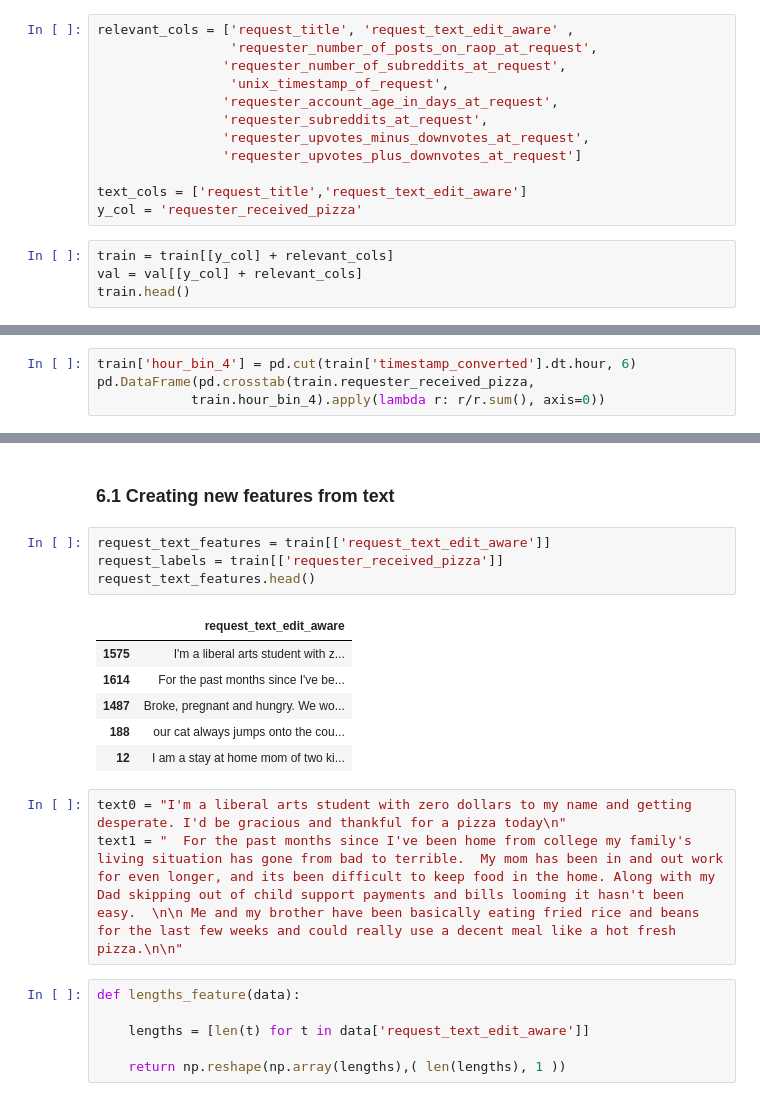
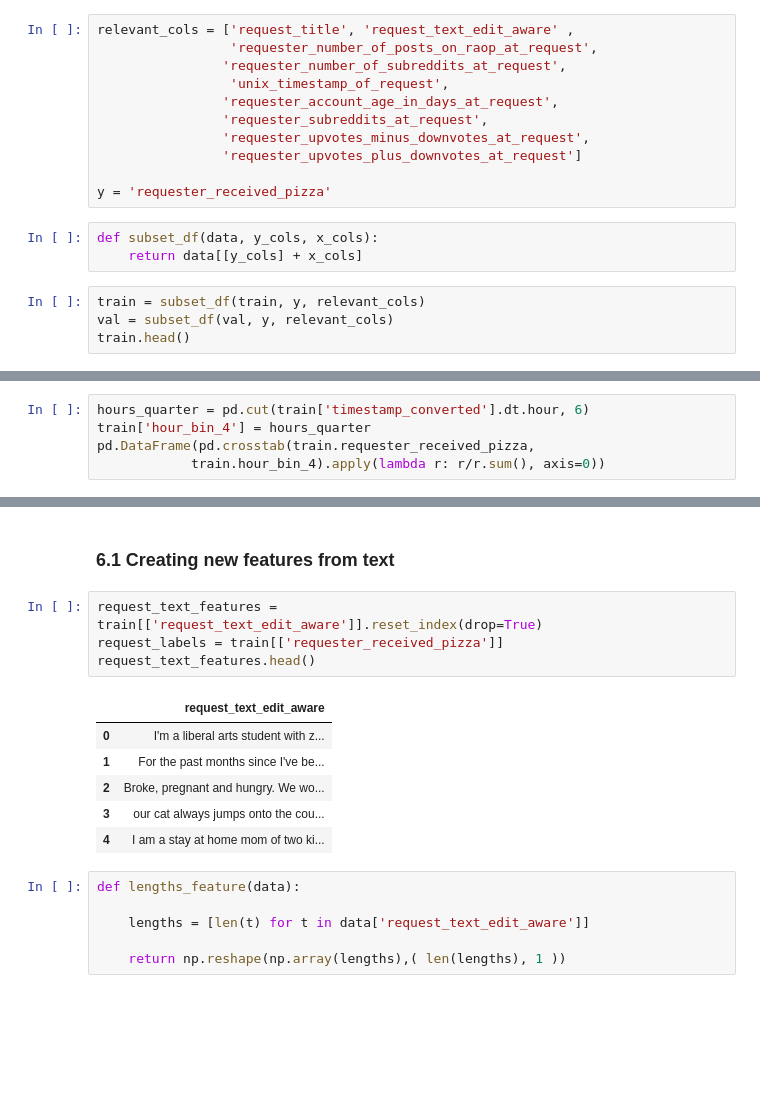
Before and after one commit to prakharm1/w207_project4, a Jupyter notebook: Baseline_Presentation.ipynb, the cells around one changed output, grey strips where cells are left out. Drawn from its saved outputs; the diff is of its cells as text; blank space fills up the shorter version.

```diff
--- a/Baseline_Presentation.ipynb
+++ b/Baseline_Presentation.ipynb
@@ -108,11 +101,13 @@ relevant_cols = ['request_title', 'request_text_edit_aware' ,
                 'requester_upvotes_minus_downvotes_at_request',
                 'requester_upvotes_plus_downvotes_at_request']
 
-text_cols = ['request_title','request_text_edit_aware']
-y_col = 'requester_received_pizza'
+y = 'requester_received_pizza'
+# %%
+def subset_df(data, y_cols, x_cols):
+    return data[[y_cols] + x_cols]
 # %%
-train = train[[y_col] + relevant_cols]
-val = val[[y_col] + relevant_cols]
+train = subset_df(train, y, relevant_cols)
+val = subset_df(val, y, relevant_cols)
 train.head()
 # %% [output]
 |  | requester_received_pizza | request_title | request_text_edit_aware | requester_number_of_posts_on_raop... | requester_number_of_subreddits_at... | ... |
@@ -237,7 +232,8 @@ train['timestamp_converted'] = pd.to_datetime(train['unix_timestamp_of_request']
 # %% [markdown]
 #### 5.3.1 Distribution by the hour of the day when the request was made
 # %%
-train['hour_bin_4'] = pd.cut(train['timestamp_converted'].dt.hour, 6)
+hours_quarter = pd.cut(train['timestamp_converted'].dt.hour, 6)
+train['hour_bin_4'] = hours_quarter
 pd.DataFrame(pd.crosstab(train.requester_received_pizza,
             train.hour_bin_4).apply(lambda r: r/r.sum(), axis=0))
 # %% [output]
@@ -524,19 +479,16 @@ print(pca_features)
 # %% [markdown]
 ### 6.1 Creating new features from text
 # %%
-request_text_features = train[['request_text_edit_aware']]
+request_text_features = train[['request_text_edit_aware']].reset_index(drop=True)
 request_labels = train[['requester_received_pizza']]
 request_text_features.head()
 # %% [output]
 |  | request_text_edit_aware |
-| 1575 | I'm a liberal arts student with z... |
-| 1614 | For the past months since I've be... |
-| 1487 | Broke, pregnant and hungry. We wo... |
-| 188 | our cat always jumps onto the cou... |
-| 12 | I am a stay at home mom of two ki... |
+| 0 | I'm a liberal arts student with z... |
+| 1 | For the past months since I've be... |
+| 2 | Broke, pregnant and hungry. We wo... |
+| 3 | our cat always jumps onto the cou... |
+| 4 | I am a stay at home mom of two ki... |
-# %%
-text0 = "I'm a liberal arts student with zero dollars to my name and getting desperate. I'd be gracious and thankful for a pizza today\n"
-text1 = "  For the past months since I've been home from college my family's living situation has gone from bad to terrible.  My mom has been in and out work for even longer, and its been difficult to keep food in the home. Along with my Dad skipping out of child support payments and bills looming it hasn't been easy.  \n\n Me and my brother have been basically eating fried rice and beans for the last few weeks and could really use a decent meal like a hot fresh pizza.\n\n"
 # %%
 def lengths_feature(data):
 
```
Also changed, not shown: parts of 44 cells of this notebook.
